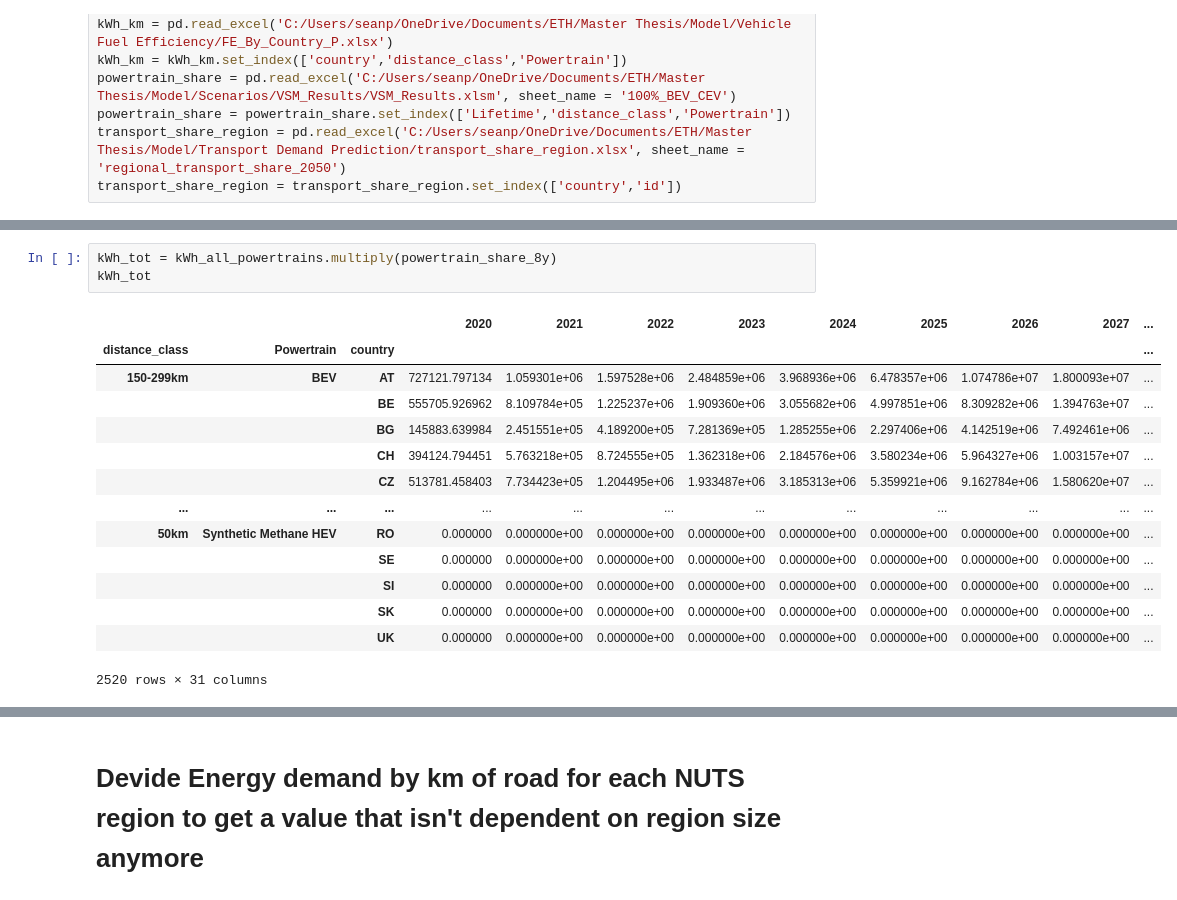
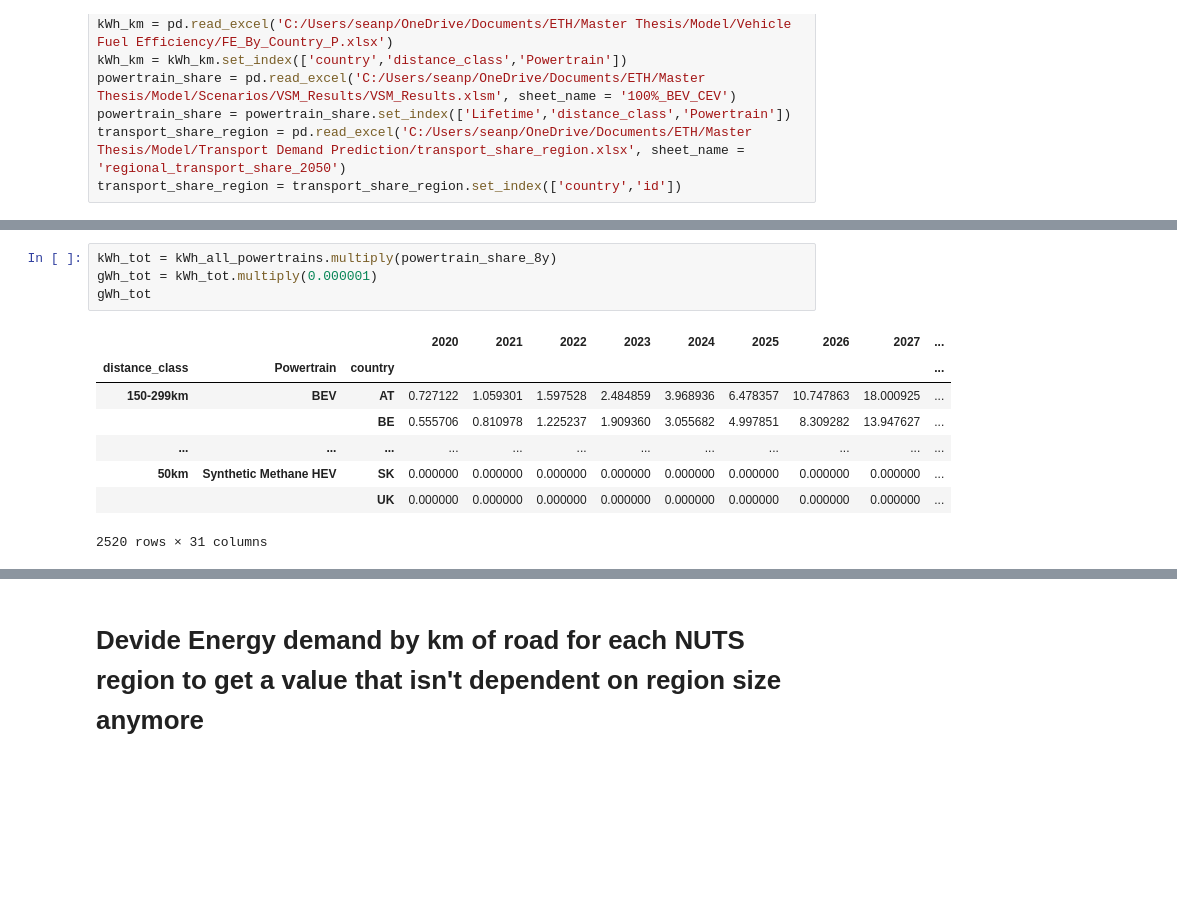
Before and after one commit to Frostie10/eurostat_test, a Jupyter notebook: test_eurostat.ipynb, the cells around one changed output, grey strips where cells are left out. Cells and saved outputs as stored; diff of their text form; blank space fills up the shorter version.

```diff
--- a/test_eurostat.ipynb
+++ b/test_eurostat.ipynb
@@ -793,19 +657,14 @@ kWh_all_powertrains
 2520 rows × 31 columns
 # %%
 kWh_tot = kWh_all_powertrains.multiply(powertrain_share_8y)
-kWh_tot
+gWh_tot = kWh_tot.multiply(0.000001)
+gWh_tot
 # %% [output]
 |  |  |  | 2020 | 2021 | 2022 | 2023 | 2024 | 2025 | 2026 | 2027 | ... |
 | distance_class | Powertrain | country |  |  |  |  |  |  |  |  | ... |
-| 150-299km | BEV | AT | 727121.797134 | 1.059301e+06 | 1.597528e+06 | 2.484859e+06 | 3.968936e+06 | 6.478357e+06 | 1.074786e+07 | 1.800093e+07 | ... |
-|  |  | BE | 555705.926962 | 8.109784e+05 | 1.225237e+06 | 1.909360e+06 | 3.055682e+06 | 4.997851e+06 | 8.309282e+06 | 1.394763e+07 | ... |
-|  |  | BG | 145883.639984 | 2.451551e+05 | 4.189200e+05 | 7.281369e+05 | 1.285255e+06 | 2.297406e+06 | 4.142519e+06 | 7.492461e+06 | ... |
-|  |  | CH | 394124.794451 | 5.763218e+05 | 8.724555e+05 | 1.362318e+06 | 2.184576e+06 | 3.580234e+06 | 5.964327e+06 | 1.003157e+07 | ... |
-|  |  | CZ | 513781.458403 | 7.734423e+05 | 1.204495e+06 | 1.933487e+06 | 3.185313e+06 | 5.359921e+06 | 9.162784e+06 | 1.580620e+07 | ... |
+| 150-299km | BEV | AT | 0.727122 | 1.059301 | 1.597528 | 2.484859 | 3.968936 | 6.478357 | 10.747863 | 18.000925 | ... |
+|  |  | BE | 0.555706 | 0.810978 | 1.225237 | 1.909360 | 3.055682 | 4.997851 | 8.309282 | 13.947627 | ... |
 | ... | ... | ... | ... | ... | ... | ... | ... | ... | ... | ... | ... |
-| 50km | Synthetic Methane HEV | RO | 0.000000 | 0.000000e+00 | 0.000000e+00 | 0.000000e+00 | 0.000000e+00 | 0.000000e+00 | 0.000000e+00 | 0.000000e+00 | ... |
-|  |  | SE | 0.000000 | 0.000000e+00 | 0.000000e+00 | 0.000000e+00 | 0.000000e+00 | 0.000000e+00 | 0.000000e+00 | 0.000000e+00 | ... |
-|  |  | SI | 0.000000 | 0.000000e+00 | 0.000000e+00 | 0.000000e+00 | 0.000000e+00 | 0.000000e+00 | 0.000000e+00 | 0.000000e+00 | ... |
-|  |  | SK | 0.000000 | 0.000000e+00 | 0.000000e+00 | 0.000000e+00 | 0.000000e+00 | 0.000000e+00 | 0.000000e+00 | 0.000000e+00 | ... |
-|  |  | UK | 0.000000 | 0.000000e+00 | 0.000000e+00 | 0.000000e+00 | 0.000000e+00 | 0.000000e+00 | 0.000000e+00 | 0.000000e+00 | ... |
+| 50km | Synthetic Methane HEV | SK | 0.000000 | 0.000000 | 0.000000 | 0.000000 | 0.000000 | 0.000000 | 0.000000 | 0.000000 | ... |
+|  |  | UK | 0.000000 | 0.000000 | 0.000000 | 0.000000 | 0.000000 | 0.000000 | 0.000000 | 0.000000 | ... |
 2520 rows × 31 columns
```
Also changed, not shown: parts of 81 cells of this notebook.
